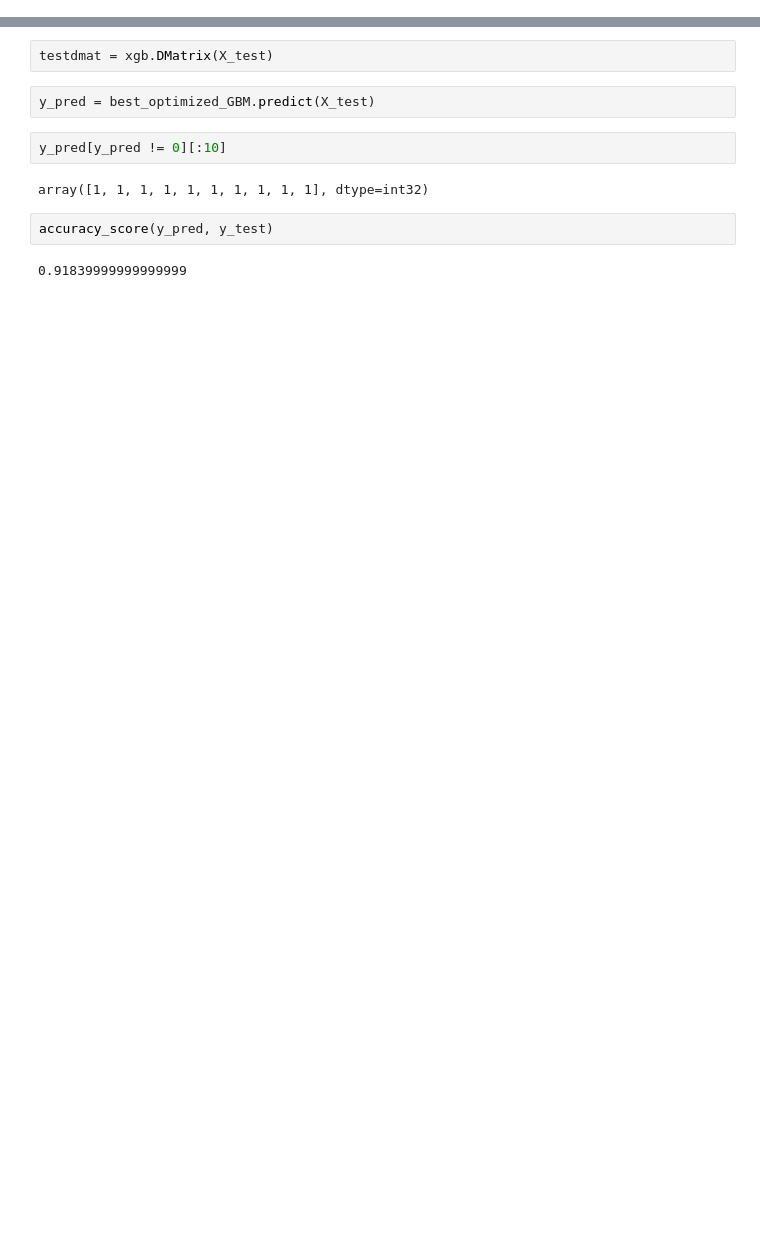
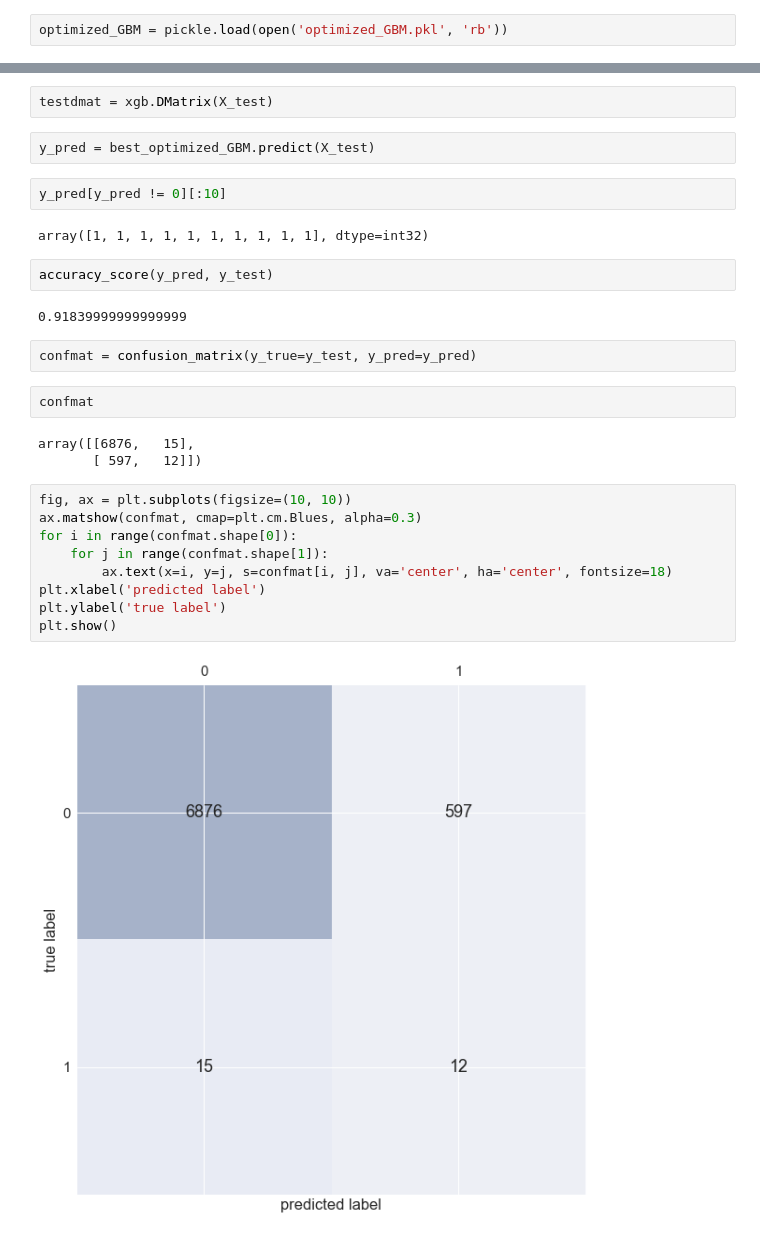
Before and after one commit to contemplat0r/Home_Credit, a Jupyter notebook: Home-Credit-Default-Risk-First-Exps.ipynb, the cells around one changed output, grey strips where cells are left out. Cells and saved outputs as stored; diff of their text form; blank space fills up the shorter version.

Commit message:
Add confusion matrix

```diff
--- a/Home-Credit-Default-Risk-First-Exps.ipynb
+++ b/Home-Credit-Default-Risk-First-Exps.ipynb
@@ -634,3 +634,5 @@ pickle.dump(optimized_GBM, open('optimized_GBM.pkl', 'wb'))
+# %%
+optimized_GBM = pickle.load(open('optimized_GBM.pkl', 'rb'))
 # %%
 sns.set(font_scale=1.5)
 # %%
@@ -656,3 +658,21 @@ array([1, 1, 1, 1, 1, 1, 1, 1, 1, 1], dtype=int32)
 accuracy_score(y_pred, y_test)
 # %% [output]
 0.91839999999999999
+# %%
+confmat = confusion_matrix(y_true=y_test, y_pred=y_pred)
+# %%
+confmat
+# %% [output]
+array([[6876,   15],
+       [ 597,   12]])
+# %%
+fig, ax = plt.subplots(figsize=(10, 10))
+ax.matshow(confmat, cmap=plt.cm.Blues, alpha=0.3)
+for i in range(confmat.shape[0]):
+    for j in range(confmat.shape[1]):
+        ax.text(x=i, y=j, s=confmat[i, j], va='center', ha='center', fontsize=18)
+plt.xlabel('predicted label')
+plt.ylabel('true label')
+plt.show()
+# %% [output]
+[figure, added]
```
Also changed, not shown: parts of 3 cells of this notebook.
